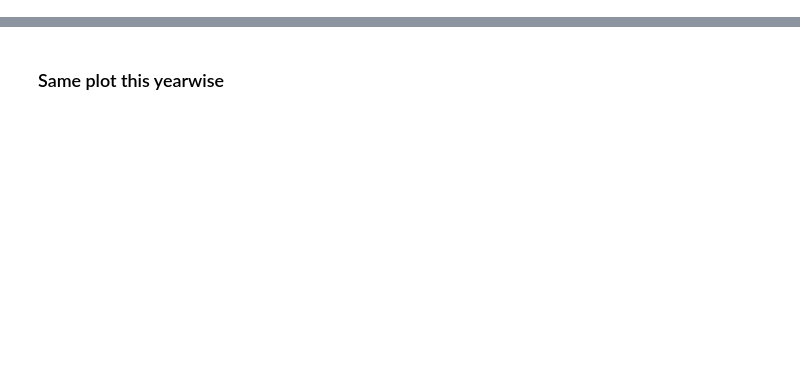
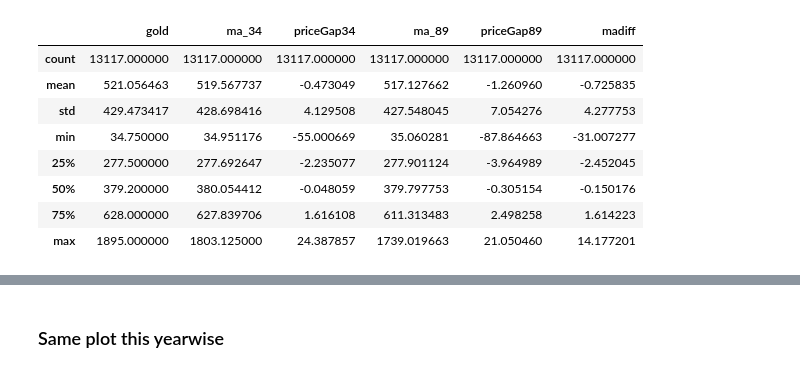
Before and after one commit to diogoaurelio/finmarkets, a Jupyter notebook: gold.ipynb, the cells around one changed output, grey strips where cells are left out. Cells and saved outputs as stored; diff of their text form; code cells hidden in the pictures; blank space fills up the shorter version.

```diff
--- a/gold.ipynb
+++ b/gold.ipynb
@@ -18,7 +18,3 @@ df = pd.DataFrame(fred.get_series('GOLDPMGBD228NLBM'),columns=['gold']).\
    fillna(method='pad',limit=4)
 # gold etf volatility index # CBOE Gold ETF Volatility Index
 #getfvol = fred.get_series(series_id='GVZCLS')
-# %%
-df['ma_30'] = df.rolling(window=30).mean()
-df['priceGap'] = 100. * (df.ma_30 - df.gold)/df.ma_30
-df.dropna().describe()
@@ -35,2 +30,19 @@ df.dropna().describe()
+# %%
+df['ma_34'] = df.gold.rolling(window=34).mean()
+df['ma_89'] = df.gold.rolling(window=89).mean()
+df['priceGap34'] = 100. * (df.ma_34 - df.gold)/df.ma_34
+df['priceGap89'] = 100. * (df.ma_89 - df.gold)/df.ma_89
+df['madiff']     = (df.ma_89 - df.ma_34) * 100. / df.ma_89
+df.dropna().describe()
+# %% [output]
+|  | gold | ma_34 | priceGap34 | ma_89 | priceGap89 | madiff |
+| count | 13117.000000 | 13117.000000 | 13117.000000 | 13117.000000 | 13117.000000 | 13117.000000 |
+| mean | 521.056463 | 519.567737 | -0.473049 | 517.127662 | -1.260960 | -0.725835 |
+| std | 429.473417 | 428.698416 | 4.129508 | 427.548045 | 7.054276 | 4.277753 |
+| min | 34.750000 | 34.951176 | -55.000669 | 35.060281 | -87.864663 | -31.007277 |
+| 25% | 277.500000 | 277.692647 | -2.235077 | 277.901124 | -3.964989 | -2.452045 |
+| 50% | 379.200000 | 380.054412 | -0.048059 | 379.797753 | -0.305154 | -0.150176 |
+| 75% | 628.000000 | 627.839706 | 1.616108 | 611.313483 | 2.498258 | 1.614223 |
+| max | 1895.000000 | 1803.125000 | 24.387857 | 1739.019663 | 21.050460 | 14.177201 |
 # %%
 fig, ax1 = plt.subplots()
```
Also changed, not shown: parts of 4 cells of this notebook.
